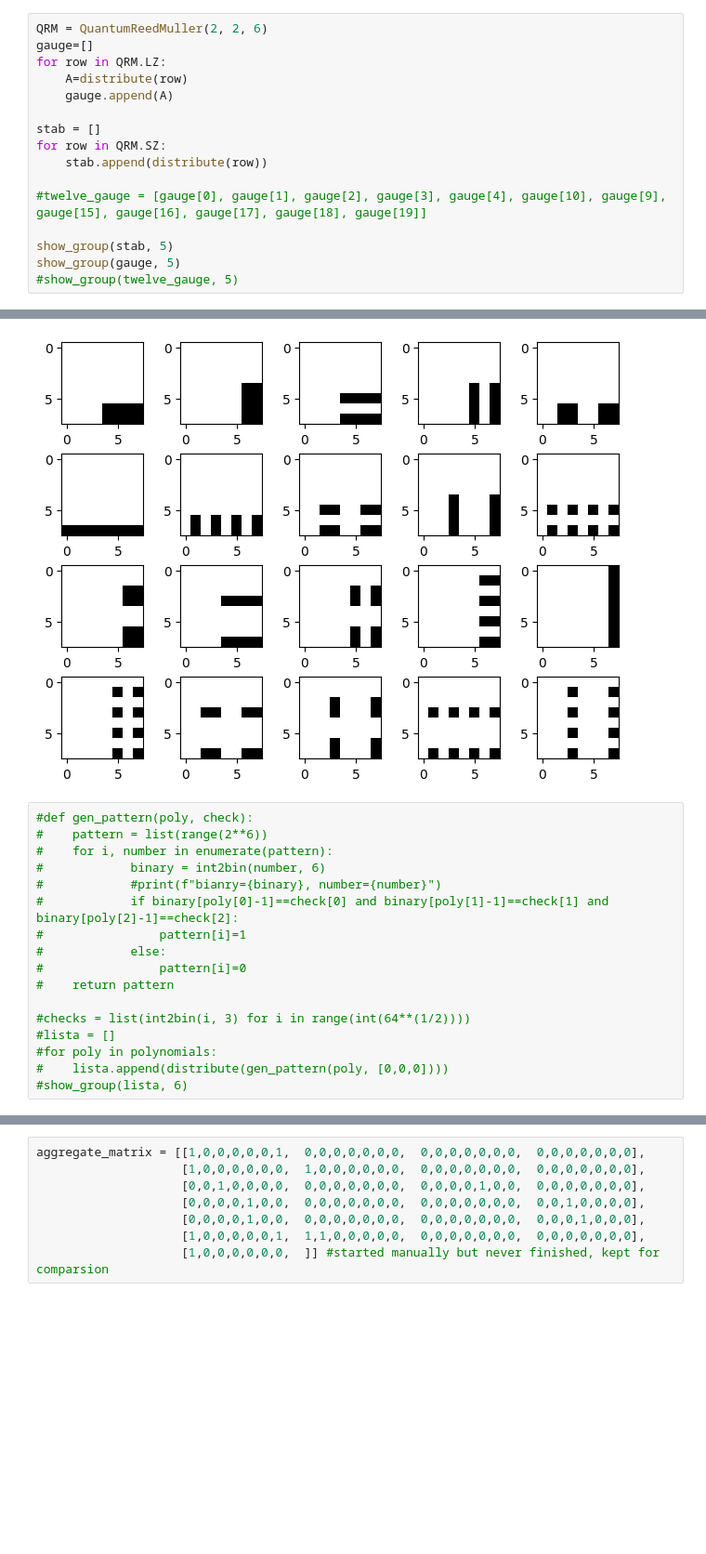
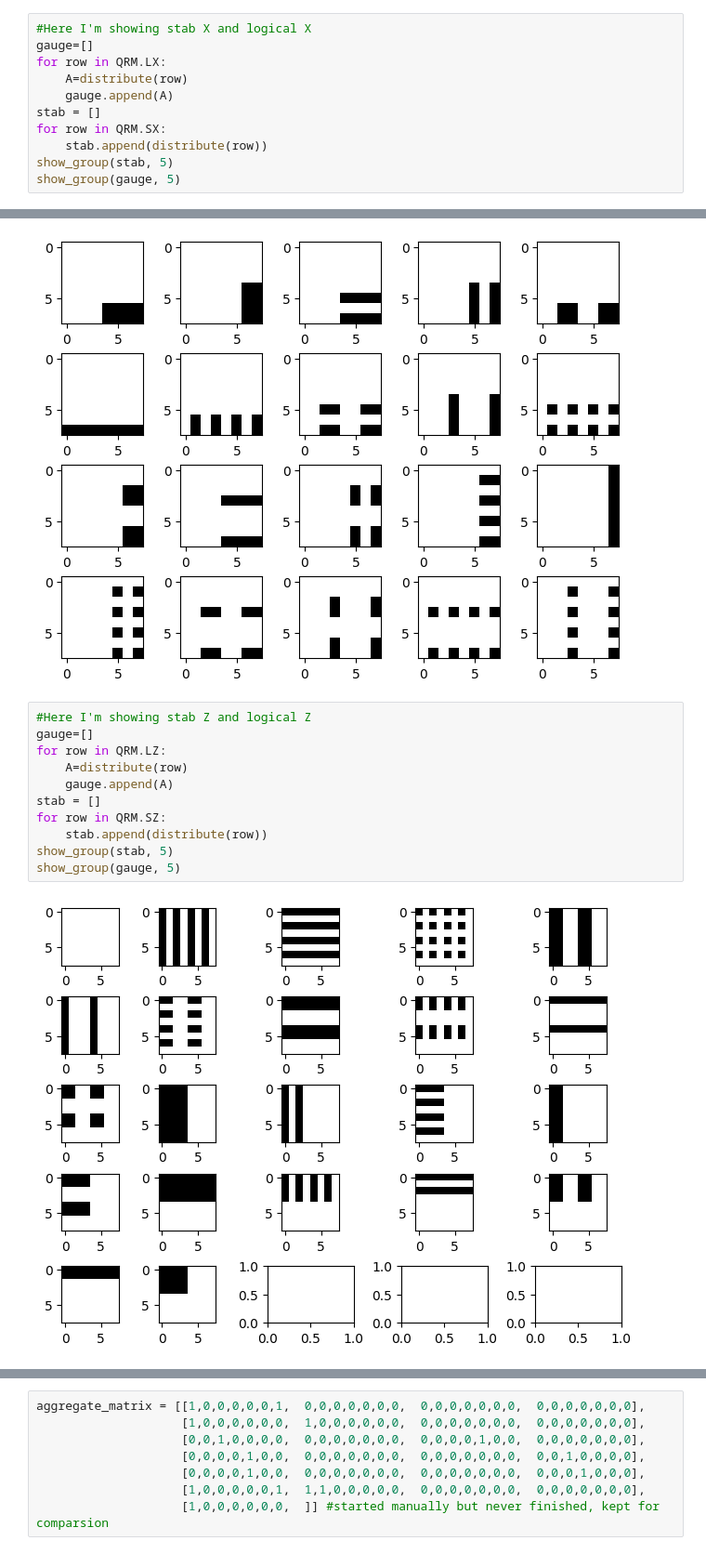
Before and after one commit to Calugorron/LDPC-RM-code, a Jupyter notebook: Gauge_search.ipynb, the cells around one changed output, grey strips where cells are left out. Shown at 93% size. Cells and saved outputs as stored; diff of their text form; blank space fills up the shorter version.

```diff
--- a/Gauge_search.ipynb
+++ b/Gauge_search.ipynb
@@ -11,36 +15,27 @@ import itertools
 # %%
-QRM = QuantumReedMuller(2, 2, 6)
+#Here I'm showing stab X and logical X
 gauge=[]
-for row in QRM.LZ:
+for row in QRM.LX:
     A=distribute(row)
     gauge.append(A)
-
 stab = []
-for row in QRM.SZ:
+for row in QRM.SX:
     stab.append(distribute(row))
-
-#twelve_gauge = [gauge[0], gauge[1], gauge[2], gauge[3], gauge[4], gauge[10], gauge[9], gauge[15], gauge[16], gauge[17], gauge[18], gauge[19]]
-
 show_group(stab, 5)
 show_group(gauge, 5)
-#show_group(twelve_gauge, 5)
 # %% [output]
 [figure]
 [figure]
 # %%
-#def gen_pattern(poly, check):
-#    pattern = list(range(2**6))
-#    for i, number in enumerate(pattern):
-#            binary = int2bin(number, 6)
-#            #print(f"bianry={binary}, number={number}")
-#            if binary[poly[0]-1]==check[0] and binary[poly[1]-1]==check[1] and binary[poly[2]-1]==check[2]:
-#                pattern[i]=1
-#            else:
-#                pattern[i]=0
-#    return pattern
-
-#checks = list(int2bin(i, 3) for i in range(int(64**(1/2))))
-#lista = []
-#for poly in polynomials:
-#    lista.append(distribute(gen_pattern(poly, [0,0,0])))
-#show_group(lista, 6)
+#Here I'm showing stab Z and logical Z
+gauge=[]
+for row in QRM.LZ:
+    A=distribute(row)
+    gauge.append(A)
+stab = []
+for row in QRM.SZ:
+    stab.append(distribute(row))
+show_group(stab, 5)
+show_group(gauge, 5)
+# %% [output]
+[figure, added]
```
Also changed, not shown: parts of 10 cells of this notebook, 23 other files.
